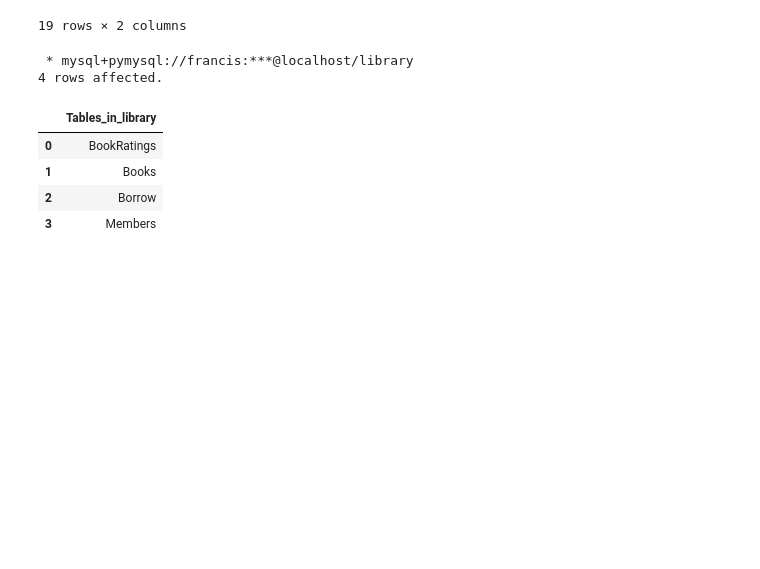
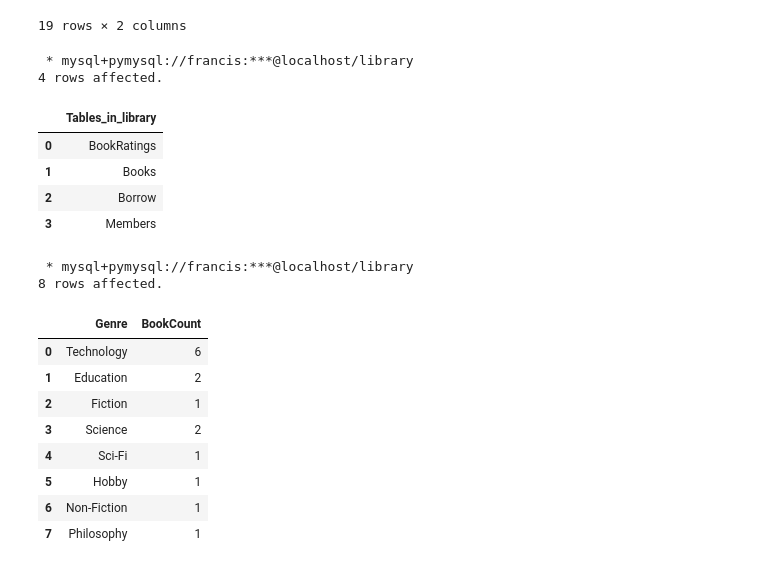
Before and after one commit to nisharampra/sql-join, a Jupyter notebook: sql_try_it_yourself.ipynb, the cells around one changed output. Drawn from its saved outputs; the diff is of its cells as text; code cells hidden in the pictures; blank space fills up the shorter version.

```diff
--- a/sql_try_it_yourself.ipynb
+++ b/sql_try_it_yourself.ipynb
@@ -140,3 +140,21 @@ SHOW TABLES;
 | 1 | Books |
 | 2 | Borrow |
 | 3 | Members |
+# %%
+%%sql
+
+SELECT b.Genre, COUNT(*) AS BookCount
+FROM Books b
+GROUP BY b.Genre;
+# %% [output]
+ * mysql+pymysql://francis:***@localhost/library
+8 rows affected.
+|  | Genre | BookCount |
+| 0 | Technology | 6 |
+| 1 | Education | 2 |
+| 2 | Fiction | 1 |
+| 3 | Science | 2 |
+| 4 | Sci-Fi | 1 |
+| 5 | Hobby | 1 |
+| 6 | Non-Fiction | 1 |
+| 7 | Philosophy | 1 |
```
Also changed, not shown: parts of 1 cell of this notebook.
